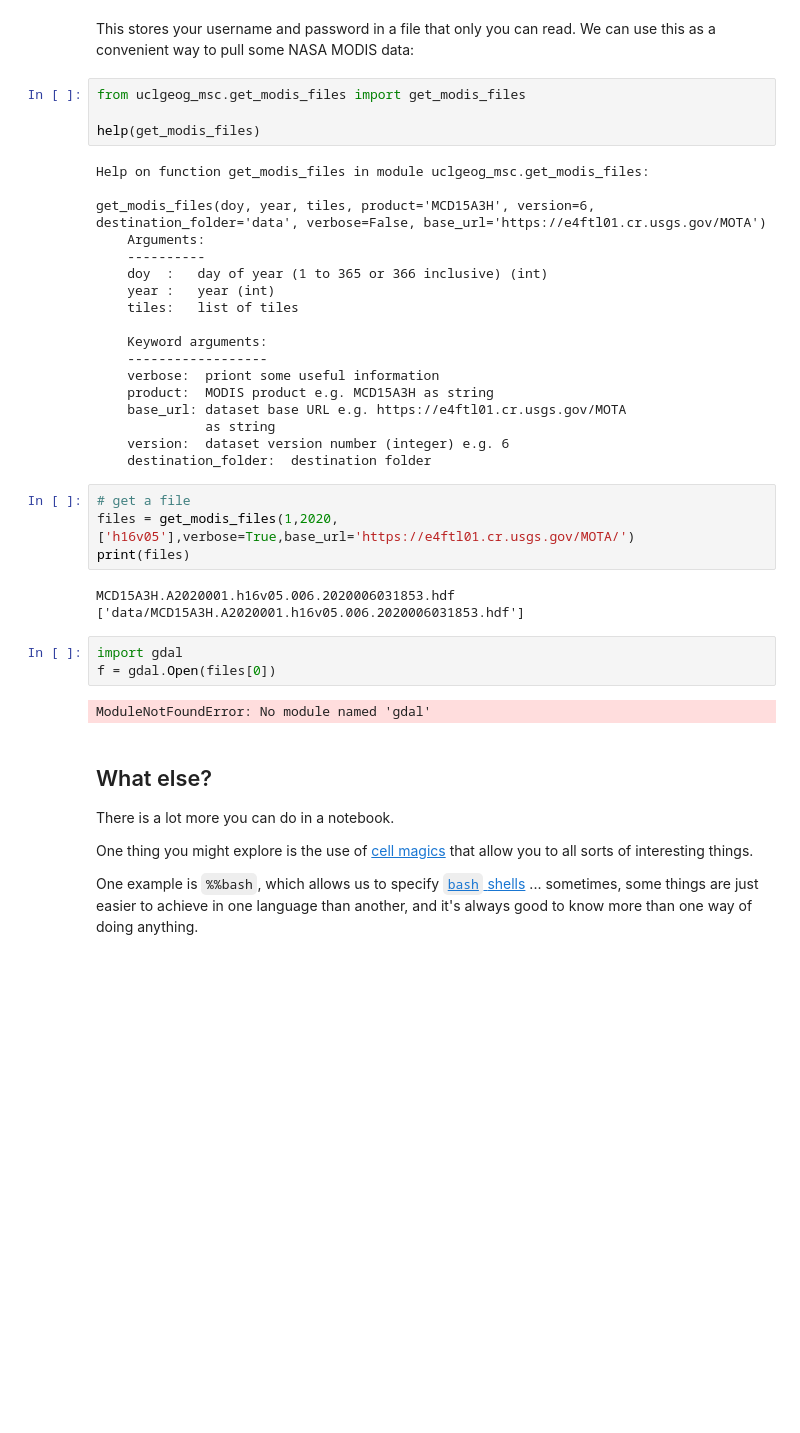
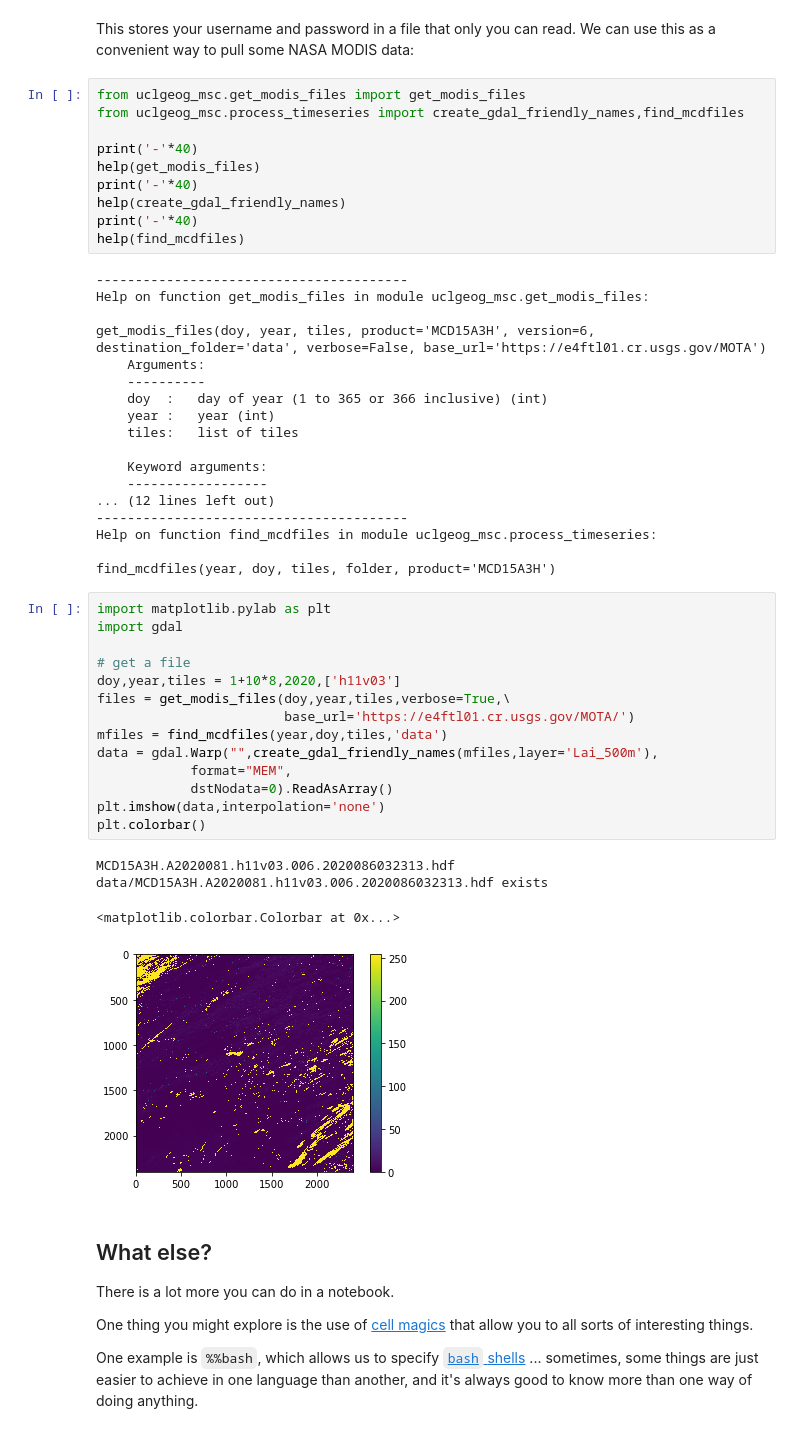
Before and after one commit to UCL-EO/uclgeog_msc_core, a Jupyter notebook: test.ipynb, the cells around one changed output. Saved outputs shown, nothing was run; the diff lists cells and outputs as text; blank space fills up the shorter version.

Commit message:
gdal test

```diff
--- a/test.ipynb
+++ b/test.ipynb
@@ -143,9 +143,16 @@ Enter your username: proflewis
 This stores your username and password in a file that only you can read. We can use this as a convenient way to pull some NASA MODIS data:
 # %%
 from uclgeog_msc.get_modis_files import get_modis_files
+from uclgeog_msc.process_timeseries import create_gdal_friendly_names,find_mcdfiles
 
+print('-'*40)
 help(get_modis_files)
+print('-'*40)
+help(create_gdal_friendly_names)
+print('-'*40)
+help(find_mcdfiles)
 # %% [output]
+----------------------------------------
 Help on function get_modis_files in module uclgeog_msc.get_modis_files:
 
 get_modis_files(doy, year, tiles, product='MCD15A3H', version=6, destination_folder='data', verbose=False, base_url='https://e4ftl01.cr.usgs.gov/MOTA')
@@ -157,24 +164,30 @@ get_modis_files(doy, year, tiles, product='MCD15A3H', version=6, destination_fol
 
     Keyword arguments:
     ------------------
-    verbose:  priont some useful information
-    product:  MODIS product e.g. MCD15A3H as string
-    base_url: dataset base URL e.g. https://e4ftl01.cr.usgs.gov/MOTA
-              as string
-    version:  dataset version number (integer) e.g. 6
-    destination_folder:  destination folder
+... (12 lines left out)
+----------------------------------------
+Help on function find_mcdfiles in module uclgeog_msc.process_timeseries:
+
+find_mcdfiles(year, doy, tiles, folder, product='MCD15A3H')
-# %%
-# get a file
-files = get_modis_files(1,2020,['h16v05'],verbose=True,base_url='https://e4ftl01.cr.usgs.gov/MOTA/')
-print(files)
-# %% [output]
-MCD15A3H.A2020001.h16v05.006.2020006031853.hdf
-['data/MCD15A3H.A2020001.h16v05.006.2020006031853.hdf']
-# %%
-import gdal
-f = gdal.Open(files[0])
-# %% [output]
-ModuleNotFoundError: No module named 'gdal'
+# %%
+import matplotlib.pylab as plt
+import gdal
+
+# get a file
+doy,year,tiles = 1+10*8,2020,['h11v03']
+files = get_modis_files(doy,year,tiles,verbose=True,\
+                        base_url='https://e4ftl01.cr.usgs.gov/MOTA/')
+mfiles = find_mcdfiles(year,doy,tiles,'data')
+data = gdal.Warp("",create_gdal_friendly_names(mfiles,layer='Lai_500m'),
+            format="MEM",
+            dstNodata=0).ReadAsArray()
+plt.imshow(data,interpolation='none')
+plt.colorbar()
+# %% [output]
+MCD15A3H.A2020081.h11v03.006.2020086032313.hdf
+data/MCD15A3H.A2020081.h11v03.006.2020086032313.hdf exists
+<matplotlib.colorbar.Colorbar at 0x...>
+[figure, added]
 # %% [markdown]
 ## What else?
 
```
Also changed, not shown: 2 other files.
